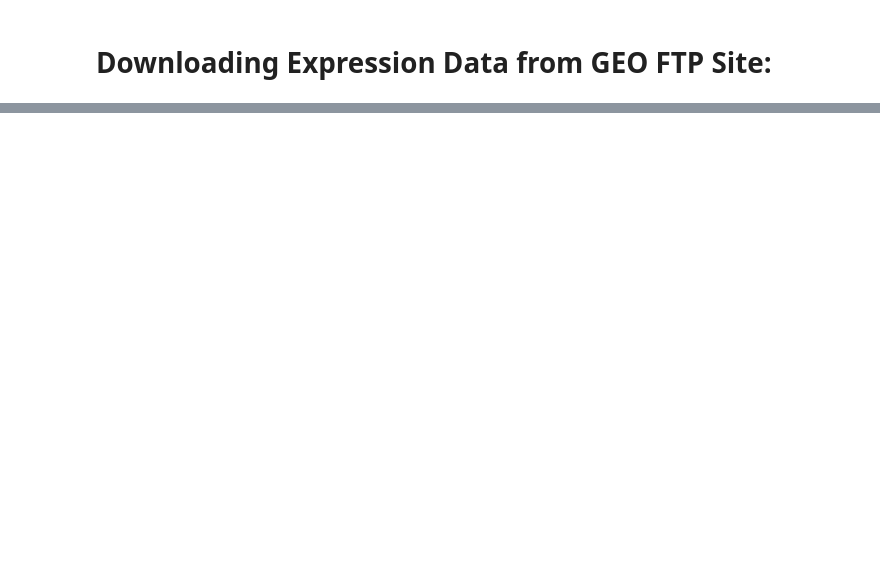
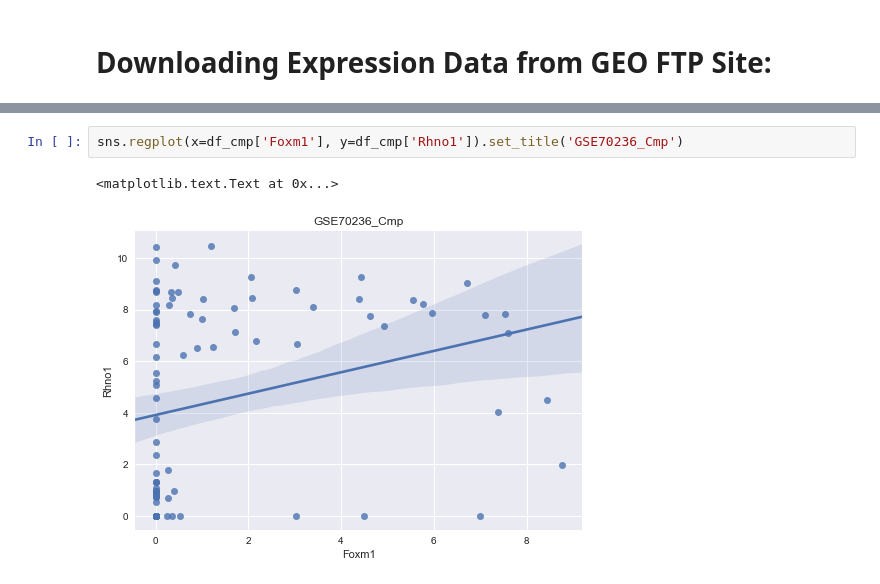
Before and after one commit to malbahrani/scRNAseq_project, a Jupyter notebook: geo_series_expression_dataset.ipynb, the cells around one changed output, grey strips where cells are left out. Cells and saved outputs as stored; diff of their text form; blank space fills up the shorter version.

```diff
--- a/geo_series_expression_dataset.ipynb
+++ b/geo_series_expression_dataset.ipynb
@@ -40,0 +130,5 @@ df.loc[df['UID'].isin(['Foxm1','Rhno1'])]
+# %%
+sns.regplot(x=df_cmp['Foxm1'], y=df_cmp['Rhno1']).set_title('GSE70236_Cmp')
+# %% [output]
+<matplotlib.text.Text at 0x...>
+[figure, added]
```
Also changed, not shown: parts of 28 cells of this notebook.
